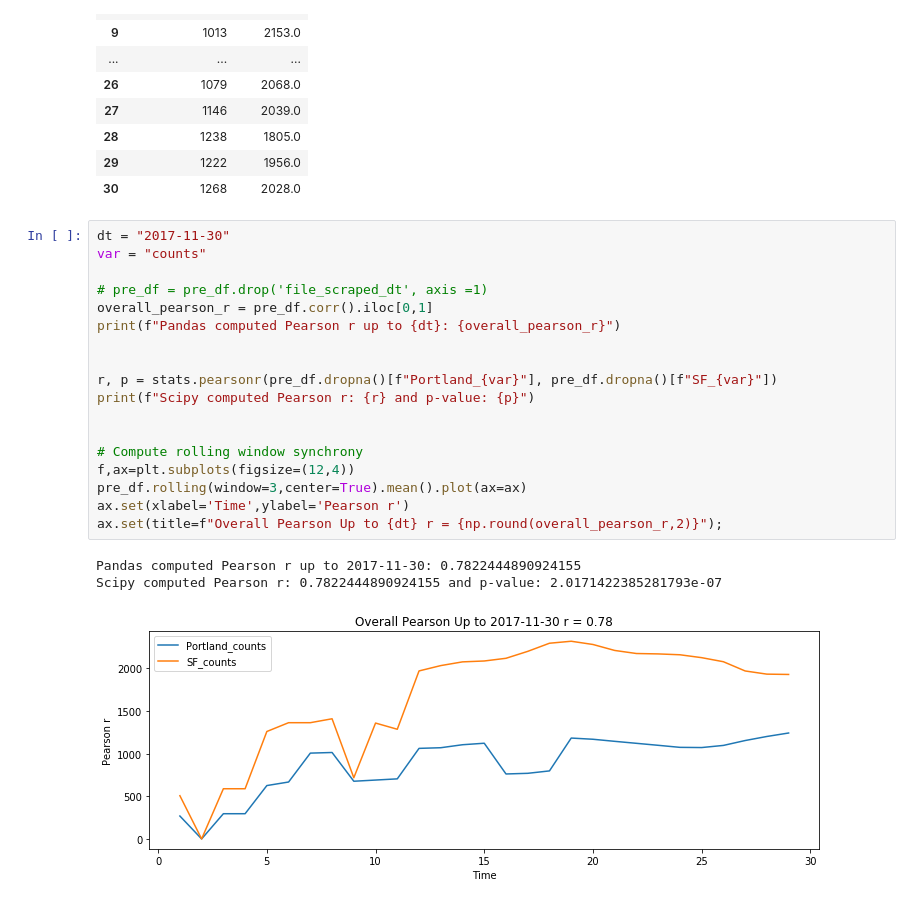
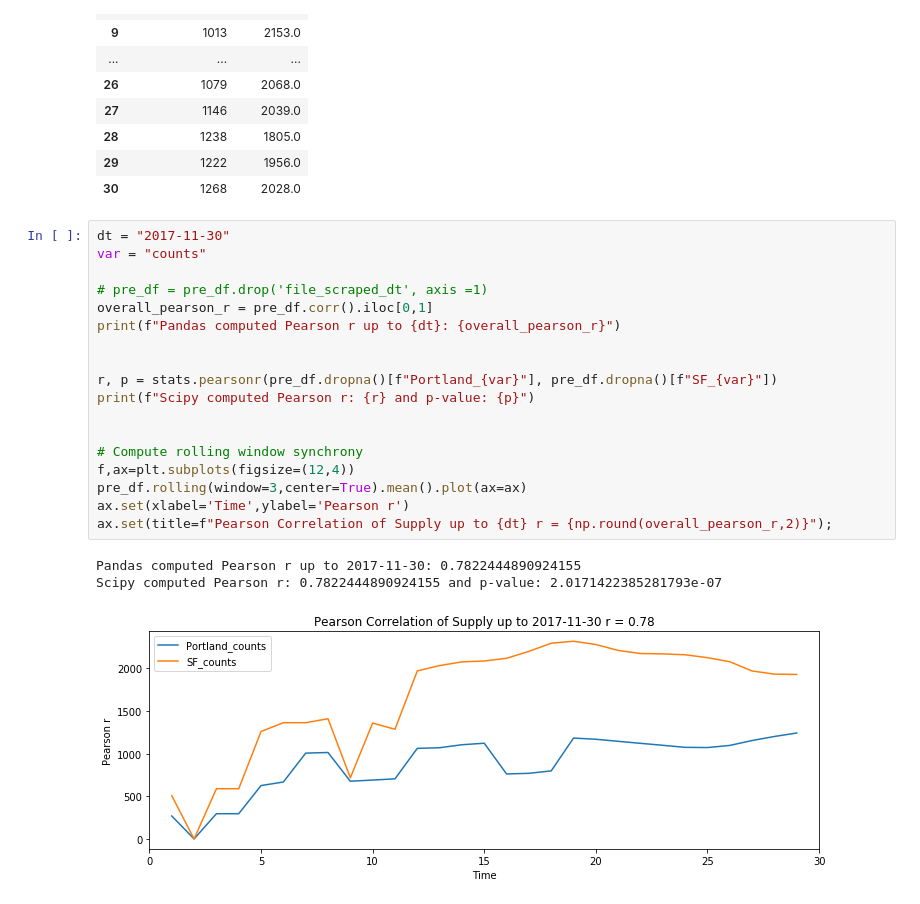
Before and after one commit to karensheng/Airbnb_Regulation, a Jupyter notebook: notebooks/Correlations between time series.ipynb, the cells around one changed output. Cells and saved outputs as stored; diff of their text form.

```diff
--- a/notebooks/Correlations between time series.ipynb
+++ b/notebooks/Correlations between time series.ipynb
@@ -130,25 +141,25 @@ pre_df
 # %%
 dt = "2017-11-30"
 var = "counts"
 
 # pre_df = pre_df.drop('file_scraped_dt', axis =1)
 overall_pearson_r = pre_df.corr().iloc[0,1]
 print(f"Pandas computed Pearson r up to {dt}: {overall_pearson_r}")
 
 
 r, p = stats.pearsonr(pre_df.dropna()[f"Portland_{var}"], pre_df.dropna()[f"SF_{var}"])
 print(f"Scipy computed Pearson r: {r} and p-value: {p}")
 
 
 # Compute rolling window synchrony
 f,ax=plt.subplots(figsize=(12,4))
 pre_df.rolling(window=3,center=True).mean().plot(ax=ax)
 ax.set(xlabel='Time',ylabel='Pearson r')
-ax.set(title=f"Overall Pearson Up to {dt} r = {np.round(overall_pearson_r,2)}");
+ax.set(title=f"Pearson Correlation of Supply up to {dt} r = {np.round(overall_pearson_r,2)}");
 # %% [output]
 Pandas computed Pearson r up to 2017-11-30: 0.7822444890924155
 Scipy computed Pearson r: 0.7822444890924155 and p-value: 2.0171422385281793e-07
-[figure, old version]
+[figure, new version]
 # %%
 # Include both pre- and post-periods for the demand.
 
```
Also changed, not shown: parts of 9 cells of this notebook.
